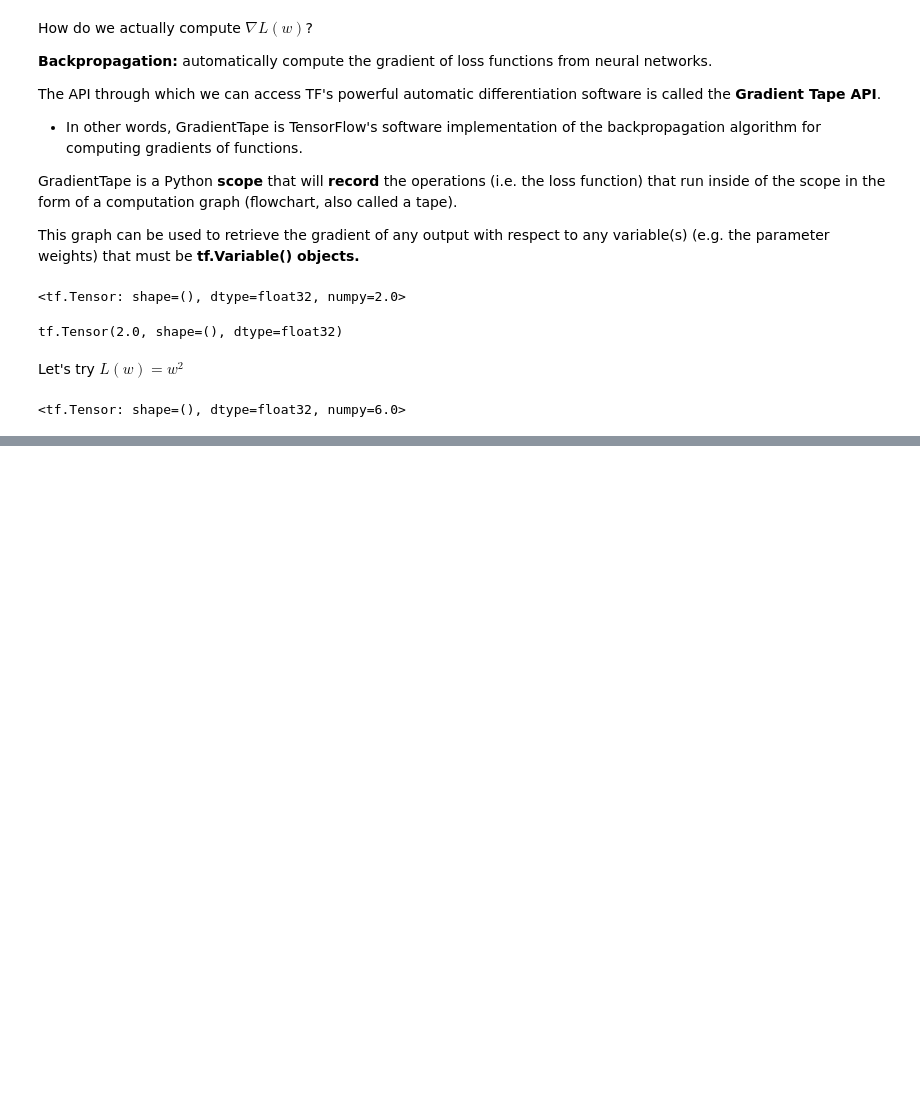
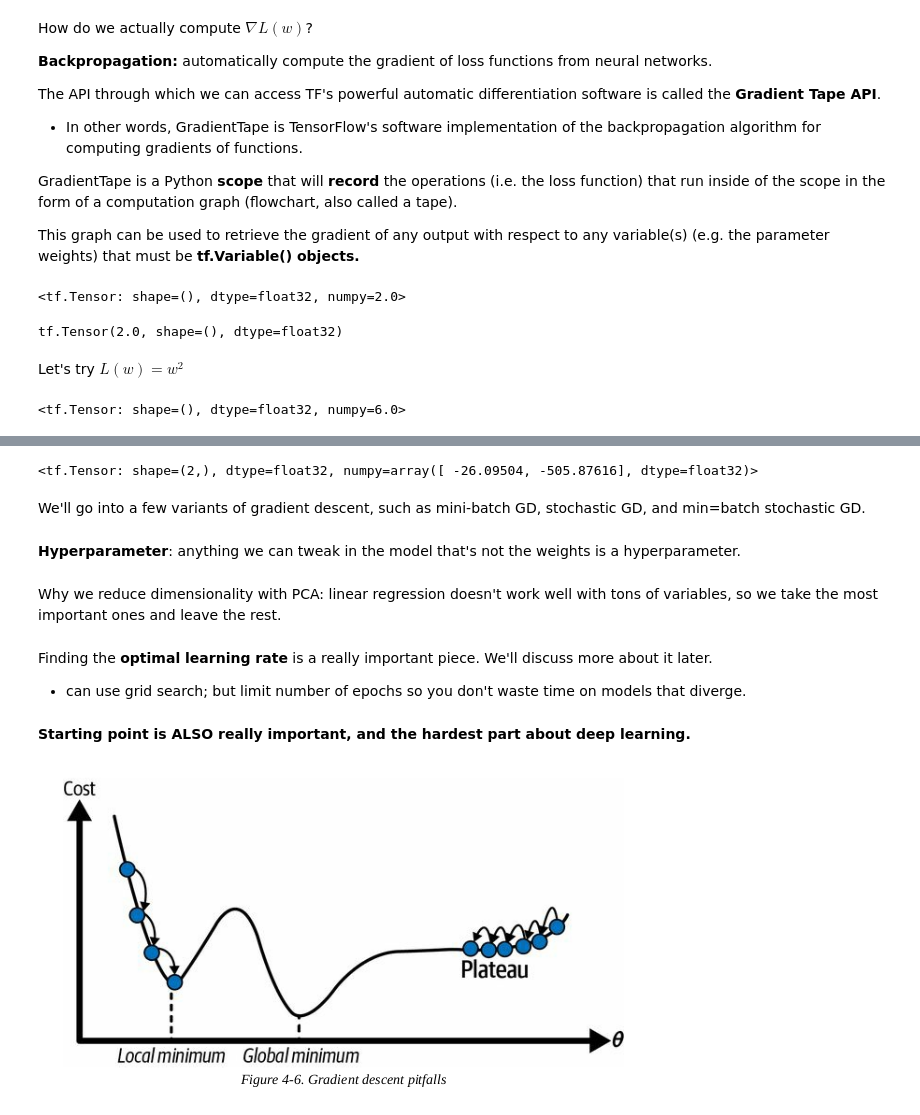
Before and after one commit to Macithemoose/DSO464, a Jupyter notebook: Demand_Forecasting.ipynb, the cells around one changed output, grey strips where cells are left out. Saved outputs shown, nothing was run; the diff lists cells and outputs as text; code cells hidden in the pictures; blank space fills up the shorter version.

Commit message:
adding data, images, second notes, and first hw

```diff
--- a/Demand_Forecasting.ipynb
+++ b/Demand_Forecasting.ipynb
@@ -1175,0 +1203,29 @@ Questions:
+# %%
+w = tf.Variable((8.0, -3.0))
+with tf.GradientTape() as tape:
+    L = w[0]**3 * tf.sin(w[1]) + w[0] + w[1]
+
+gradients = tape.gradient(L, w)
+
+gradients
+# %% [output]
+<tf.Tensor: shape=(2,), dtype=float32, numpy=array([ -26.09504, -505.87616], dtype=float32)>
+# %% [markdown]
+We'll go into a few variants of gradient descent, such as mini-batch GD, stochastic GD, and min=batch stochastic GD.
+# %% [markdown]
+**Hyperparameter**: anything we can tweak in the model that's not the weights is a hyperparameter.
+# %% [markdown]
+Why we reduce dimensionality with PCA: linear regression doesn't work well with tons of variables, so we take the most important ones and leave the rest.
+# %% [markdown]
+Finding the **optimal learning rate** is a really important piece. We'll discuss more about it later.
+- can use grid search; but limit number of epochs so you don't waste time on models that diverge.
+# %% [markdown]
+**Starting point is ALSO really important, and the hardest part about deep learning.**
+# %%
+import os
+
+images_path = 'images/'
+
+tf.keras.preprocessing.image.load_img(os.path.join(images_path,'gradient_descent_4.png'))
+# %% [output]
+[figure, added]
```
Also changed, not shown: parts of 28 cells of this notebook, 32 other files.
